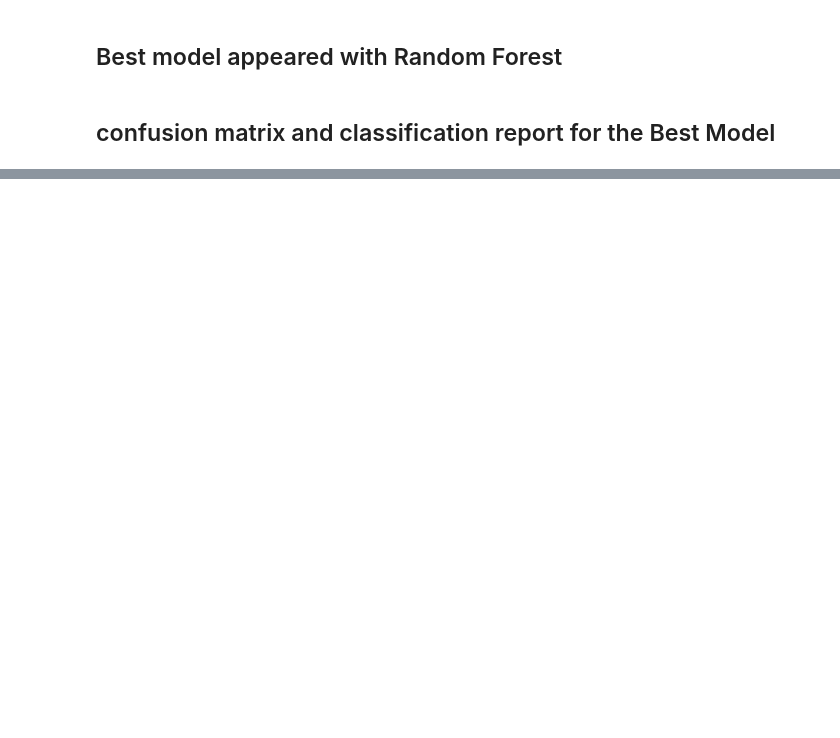
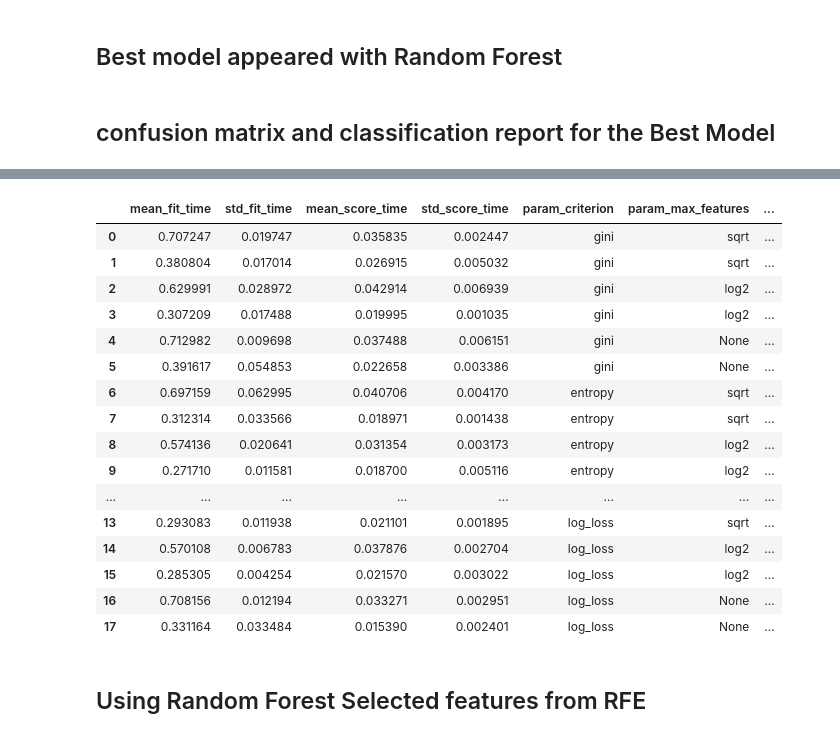
Before and after one commit to Vignesh7198/HopeAI---Assignments, a Jupyter notebook: MachineLearning/Capstone Project/3.Feature Selection & Model Training/Untitled.ipynb, the cells around one changed output, grey strips where cells are left out. Drawn from its saved outputs; the diff is of its cells as text; code cells hidden in the pictures; blank space fills up the shorter version.

```diff
--- a/MachineLearning/Capstone Project/3.Feature Selection & Model Training/Untitled.ipynb
+++ b/MachineLearning/Capstone Project/3.Feature Selection & Model Training/Untitled.ipynb
@@ -193,0 +315,9 @@ with open("AnxietyModel.sav","wb") as file:
+# %%
+param_grid = {
+    "n_estimators":[200,100],
+    'max_features':['sqrt', 'log2', None],
+    "criterion":["gini", "entropy", "log_loss"]
+}
+
+grid = GridSearchCV(RandomForestClassifier(),param_grid,scoring="accuracy",verbose=3,refit=True,n_jobs=-1)
+grid.fit(log_rfe_feature[1],y_resampled)
@@ -193,0 +331,22 @@ with open("AnxietyModel.sav","wb") as file:
+# %%
+pd.DataFrame(grid.cv_results_)
+# %% [output]
+|  | mean_fit_time | std_fit_time | mean_score_time | std_score_time | param_criterion | param_max_features | ... |
+| 0 | 0.707247 | 0.019747 | 0.035835 | 0.002447 | gini | sqrt | ... |
+| 1 | 0.380804 | 0.017014 | 0.026915 | 0.005032 | gini | sqrt | ... |
+| 2 | 0.629991 | 0.028972 | 0.042914 | 0.006939 | gini | log2 | ... |
+| 3 | 0.307209 | 0.017488 | 0.019995 | 0.001035 | gini | log2 | ... |
+| 4 | 0.712982 | 0.009698 | 0.037488 | 0.006151 | gini | None | ... |
+| 5 | 0.391617 | 0.054853 | 0.022658 | 0.003386 | gini | None | ... |
+| 6 | 0.697159 | 0.062995 | 0.040706 | 0.004170 | entropy | sqrt | ... |
+| 7 | 0.312314 | 0.033566 | 0.018971 | 0.001438 | entropy | sqrt | ... |
+| 8 | 0.574136 | 0.020641 | 0.031354 | 0.003173 | entropy | log2 | ... |
+| 9 | 0.271710 | 0.011581 | 0.018700 | 0.005116 | entropy | log2 | ... |
+| ... | ... | ... | ... | ... | ... | ... | ... |
+| 13 | 0.293083 | 0.011938 | 0.021101 | 0.001895 | log_loss | sqrt | ... |
+| 14 | 0.570108 | 0.006783 | 0.037876 | 0.002704 | log_loss | log2 | ... |
+| 15 | 0.285305 | 0.004254 | 0.021570 | 0.003022 | log_loss | log2 | ... |
+| 16 | 0.708156 | 0.012194 | 0.033271 | 0.002951 | log_loss | None | ... |
+| 17 | 0.331164 | 0.033484 | 0.015390 | 0.002401 | log_loss | None | ... |
+# %% [markdown]
+## Using Random Forest Selected features from RFE
```
Also changed, not shown: parts of 22 cells of this notebook.
